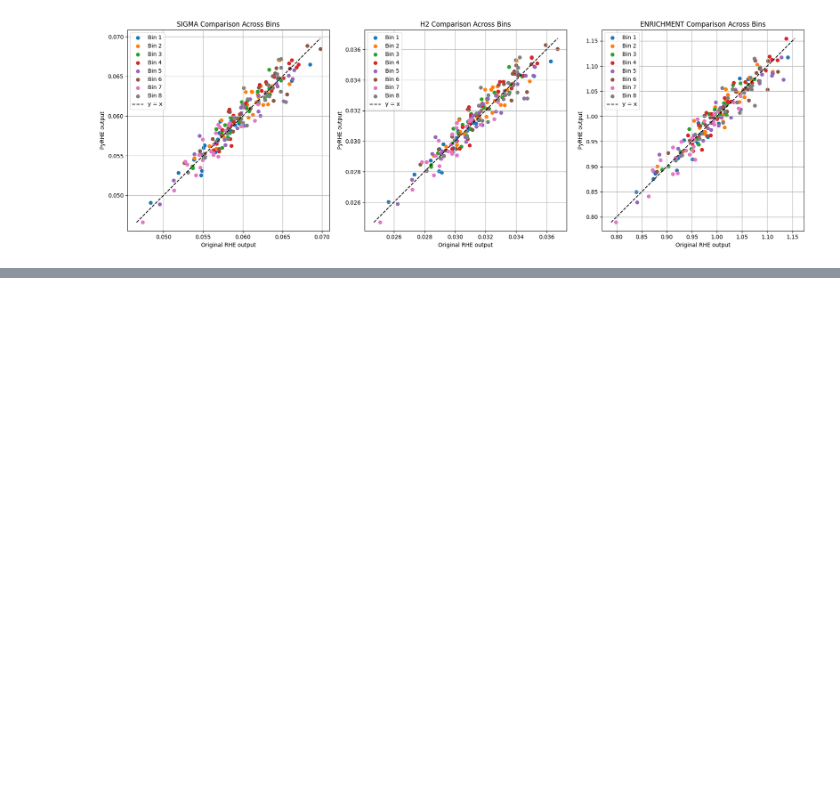
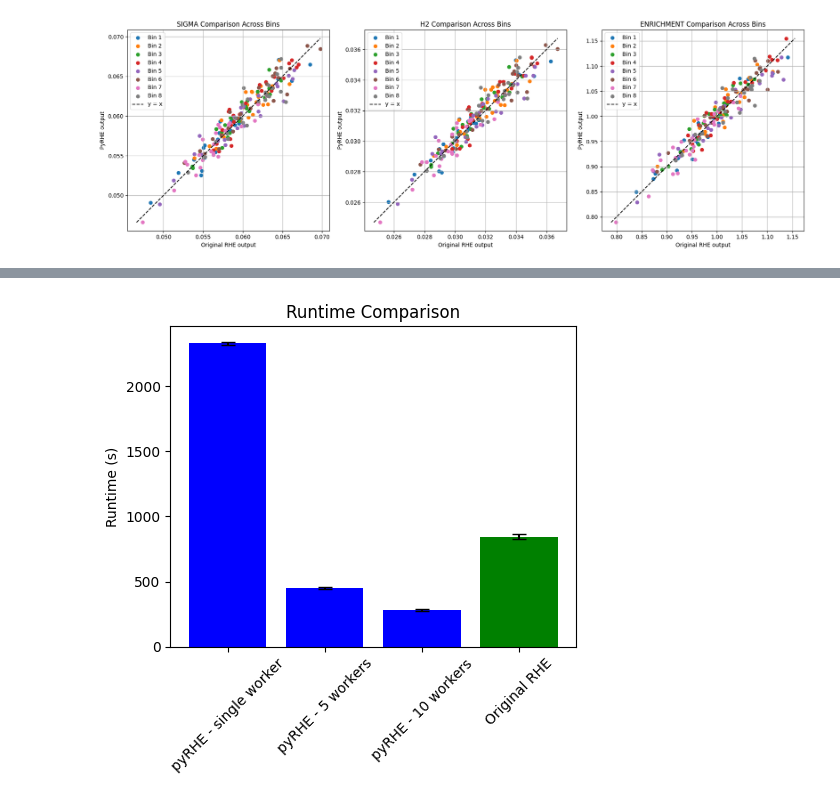
Before and after one commit to sriramlab/PyRHE, a Jupyter notebook: plotting_200k.ipynb, the cells around one changed output, grey strips where cells are left out. Drawn from its saved outputs; the diff is of its cells as text; code cells hidden in the pictures; blank space fills up the shorter version.

```diff
--- a/plotting_200k.ipynb
+++ b/plotting_200k.ipynb
@@ -133,0 +177,17 @@ summarize_results(True, 8, 25)
+# %%
+import matplotlib.pyplot as plt
+
+colors = ['blue', 'blue', 'blue', 'green']
+types = ['pyRHE - single worker', 'pyRHE - 5 workers', 'pyRHE - 10 workers', 'Original RHE']
+runtimes = [2327.97, 450.53, 281.05, 845.10]
+errors = [14.14, 11.11, 5.6, 19.93]
+
+plt.figure(figsize=(5, 5))
+plt.bar(types, runtimes, yerr=errors, capsize=5, color=colors)
+plt.ylabel('Runtime (s)')
+plt.title('Runtime Comparison')
+plt.xticks(rotation=45)
+plt.tight_layout()
+plt.show()
+# %% [output]
+[figure, added]
```
Also changed, not shown: parts of 1 cell of this notebook, 5 other files.
